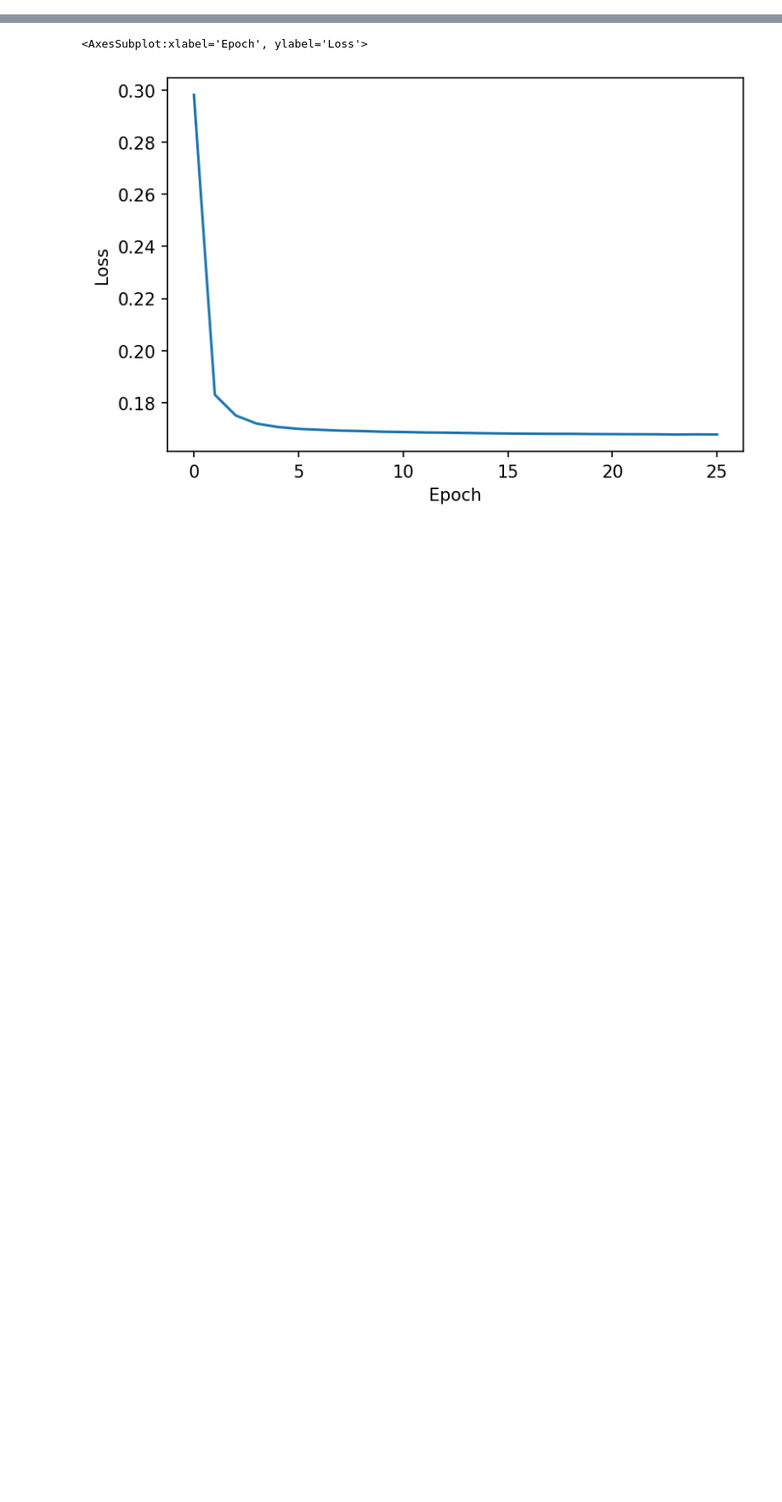
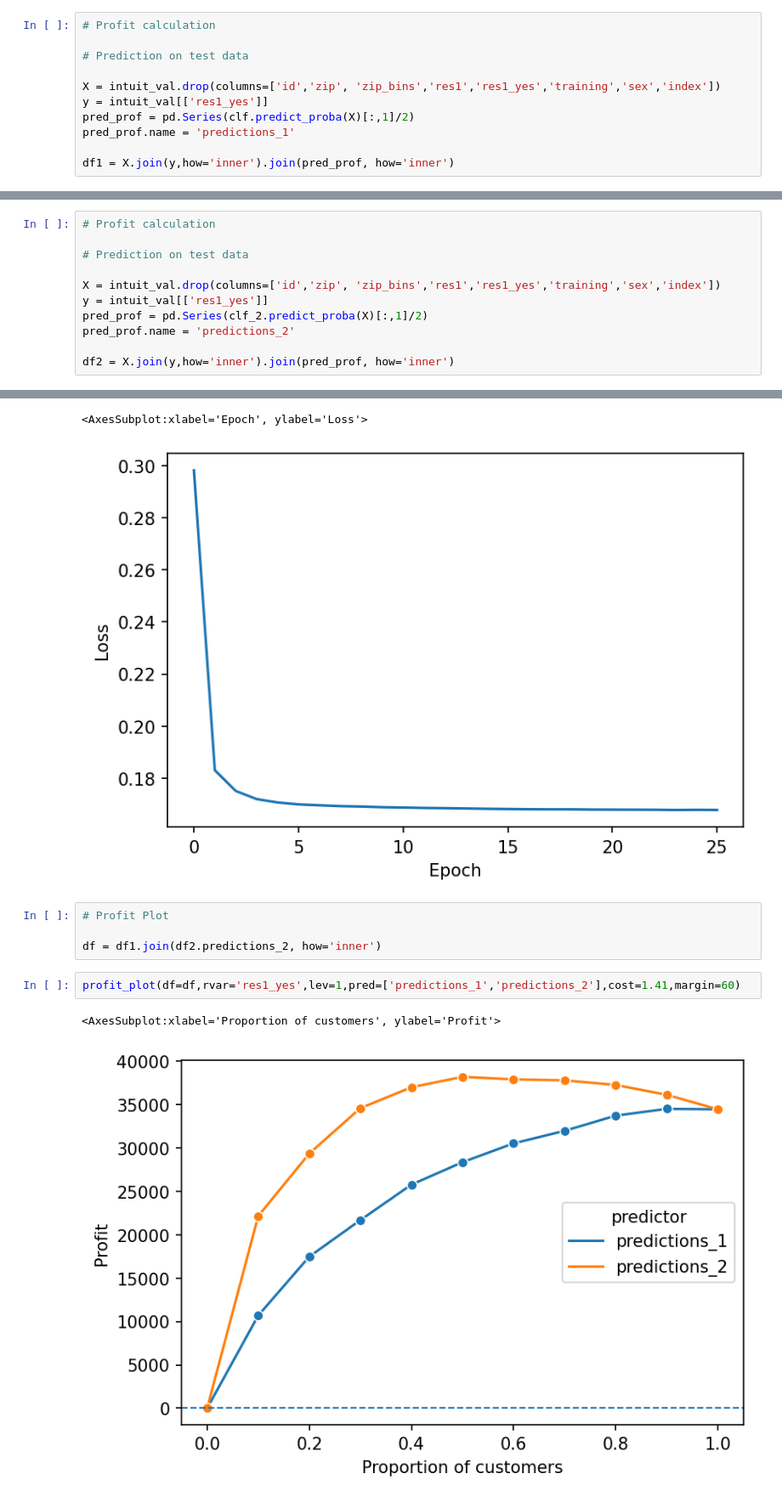
Before and after one commit to sauravjayan/Intuit-Quickbooks, a Jupyter notebook: sub-notebooks/Saurav.ipynb, the cells around one changed output, grey strips where cells are left out. Shown at 85% size. Drawn from its saved outputs; the diff is of its cells as text; blank space fills up the shorter version.

```diff
--- a/sub-notebooks/Saurav.ipynb
+++ b/sub-notebooks/Saurav.ipynb
@@ -161,0 +180,11 @@ clf = MLPClassifier(random_state=1234, activation='tanh', solver='adam', max_ite
+# %%
+# Profit calculation
+
+# Prediction on test data
+
+X = intuit_val.drop(columns=['id','zip', 'zip_bins','res1','res1_yes','training','sex','index'])
+y = intuit_val[['res1_yes']]
+pred_prof = pd.Series(clf.predict_proba(X)[:,1]/2)
+pred_prof.name = 'predictions_1'
+
+df1 = X.join(y,how='inner').join(pred_prof, how='inner')
@@ -214,0 +310,11 @@ Train data auc is 0.7642327653571199
+# %%
+# Profit calculation
+
+# Prediction on test data
+
+X = intuit_val.drop(columns=['id','zip', 'zip_bins','res1','res1_yes','training','sex','index'])
+y = intuit_val[['res1_yes']]
+pred_prof = pd.Series(clf_2.predict_proba(X)[:,1]/2)
+pred_prof.name = 'predictions_2'
+
+df2 = X.join(y,how='inner').join(pred_prof, how='inner')
@@ -244,3 +382,12 @@ sns.lineplot(x = "Epoch",y = "Loss", data = df)
 # %% [output]
 <AxesSubplot:xlabel='Epoch', ylabel='Loss'>
 [figure]
+# %%
+# Profit Plot
+
+df = df1.join(df2.predictions_2, how='inner')
+# %%
+profit_plot(df=df,rvar='res1_yes',lev=1,pred=['predictions_1','predictions_2'],cost=1.41,margin=60)
+# %% [output]
+<AxesSubplot:xlabel='Proportion of customers', ylabel='Profit'>
+[figure, added]
```
Also changed, not shown: parts of 24 cells of this notebook.
